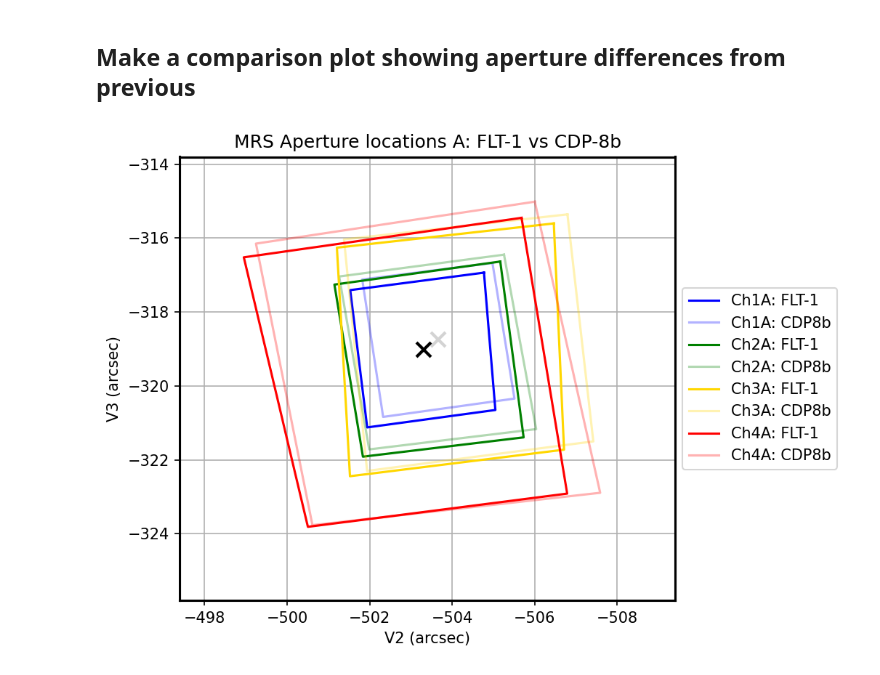
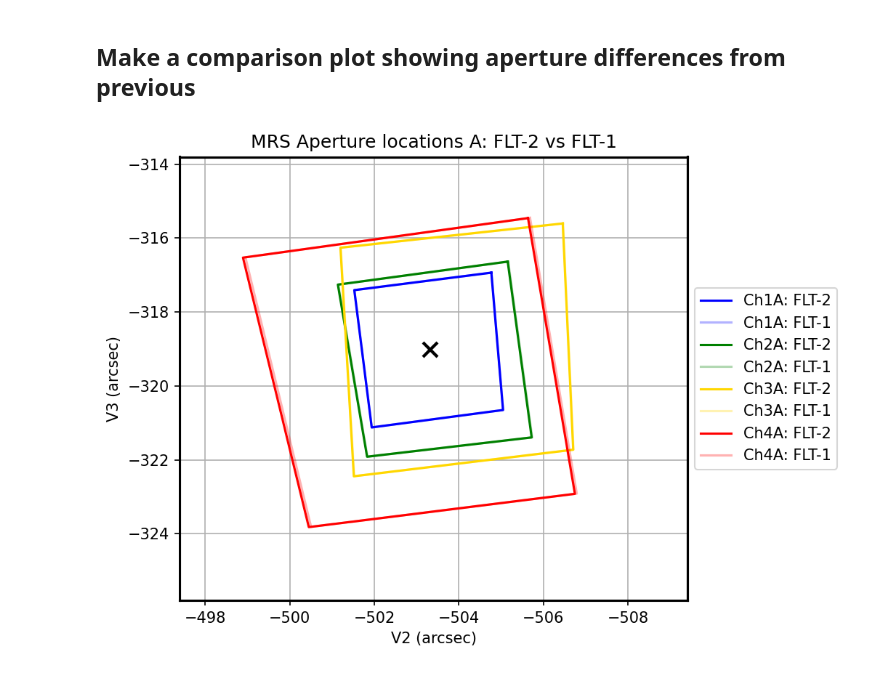
Before and after one commit to STScI-MIRI/miricoord, a Jupyter notebook: miricoord/mrs/makesiaf/makesiaf_mrs.ipynb, the cells around one changed output. Saved outputs shown, nothing was run; the diff lists cells and outputs as text; code cells hidden in the pictures.

```diff
--- a/miricoord/mrs/makesiaf/makesiaf_mrs.ipynb
+++ b/miricoord/mrs/makesiaf/makesiaf_mrs.ipynb
@@ -23,7 +23,11 @@ import miricoord.mrs.makesiaf.makesiaf_mrs as makesiaf
 Import the underlying coordinates code so that we can set the distortion version
 # %%
 import miricoord.mrs.mrs_tools as mt
-newversion='flt1'
+newversion='flt2'
+ntxt='FLT-2'
+oldversion='flt1'
+otxt='FLT-1'
+
 mt.set_toolversion(newversion)
 # %% [markdown]
 Make a 'values' dictionary for Channel 1A which will contain all of the relevant information
@@ -109,30 +113,30 @@ oldvalues4C=makesiaf.create_siaf_oneband('4C')
 # %%
 plt.figure(figsize=(7,5),dpi=150)
 ax = plt.gca()
 
-plt.plot(values1A['inscr_v2_corners'],values1A['inscr_v3_corners'],color='b',linewidth=1.5,label='Ch1A: FLT-1')
-plt.plot(oldvalues1A['inscr_v2_corners'],oldvalues1A['inscr_v3_corners'],color='b',linewidth=1.5,alpha=0.3,label='Ch1A: CDP8b')
-plt.plot(values2A['inscr_v2_corners'],values2A['inscr_v3_corners'],color='g',linewidth=1.5,label='Ch2A: FLT-1')
-plt.plot(oldvalues2A['inscr_v2_corners'],oldvalues2A['inscr_v3_corners'],color='g',linewidth=1.5,alpha=0.3,label='Ch2A: CDP8b')
-plt.plot(values3A['inscr_v2_corners'],values3A['inscr_v3_corners'],color='gold',linewidth=1.5,label='Ch3A: FLT-1')
-plt.plot(oldvalues3A['inscr_v2_corners'],oldvalues3A['inscr_v3_corners'],color='gold',linewidth=1.5,alpha=0.3,label='Ch3A: CDP8b')
-plt.plot(values4A['inscr_v2_corners'],values4A['inscr_v3_corners'],color='r',linewidth=1.5,label='Ch4A: FLT-1')
-plt.plot(oldvalues4A['inscr_v2_corners'],oldvalues4A['inscr_v3_corners'],color='r',linewidth=1.5,alpha=0.3,label='Ch4A: CDP8b')
+plt.plot(values1A['inscr_v2_corners'],values1A['inscr_v3_corners'],color='b',linewidth=1.5,label='Ch1A: '+ntxt)
+plt.plot(oldvalues1A['inscr_v2_corners'],oldvalues1A['inscr_v3_corners'],color='b',linewidth=1.5,alpha=0.3,label='Ch1A: '+otxt)
+plt.plot(values2A['inscr_v2_corners'],values2A['inscr_v3_corners'],color='g',linewidth=1.5,label='Ch2A: '+ntxt)
+plt.plot(oldvalues2A['inscr_v2_corners'],oldvalues2A['inscr_v3_corners'],color='g',linewidth=1.5,alpha=0.3,label='Ch2A: '+otxt)
+plt.plot(values3A['inscr_v2_corners'],values3A['inscr_v3_corners'],color='gold',linewidth=1.5,label='Ch3A: '+ntxt)
+plt.plot(oldvalues3A['inscr_v2_corners'],oldvalues3A['inscr_v3_corners'],color='gold',linewidth=1.5,alpha=0.3,label='Ch3A: '+otxt)
+plt.plot(values4A['inscr_v2_corners'],values4A['inscr_v3_corners'],color='r',linewidth=1.5,label='Ch4A: '+ntxt)
+plt.plot(oldvalues4A['inscr_v2_corners'],oldvalues4A['inscr_v3_corners'],color='r',linewidth=1.5,alpha=0.3,label='Ch4A: '+otxt)
 
 plt.plot(oldvalues1A['inscr_v2ref'],oldvalues1A['inscr_v3ref'],color='lightgray',marker='x',markersize=10,mew=2)
 plt.plot(values1A['inscr_v2ref'],values1A['inscr_v3ref'],color='black',marker='x',markersize=10,mew=2)
 
 plt.xlim(-497.4,-509.4)
 plt.ylim(-325.8,-313.8)
 plt.xlabel('V2 (arcsec)')
 plt.ylabel('V3 (arcsec)')
 
 plt.grid()
 ax.legend(loc='center left', bbox_to_anchor=(1, 0.5))
-plt.title('MRS Aperture locations A: FLT-1 vs CDP-8b')
+plt.title('MRS Aperture locations A: '+ntxt+' vs '+otxt)
 plt.tight_layout()
 # %% [output]
-[figure, old version]
+[figure, new version]
 # %%
 plt.figure(figsize=(7,5),dpi=150)
 ax = plt.gca()
```
Also changed, not shown: parts of 5 cells of this notebook, 14 other files.
